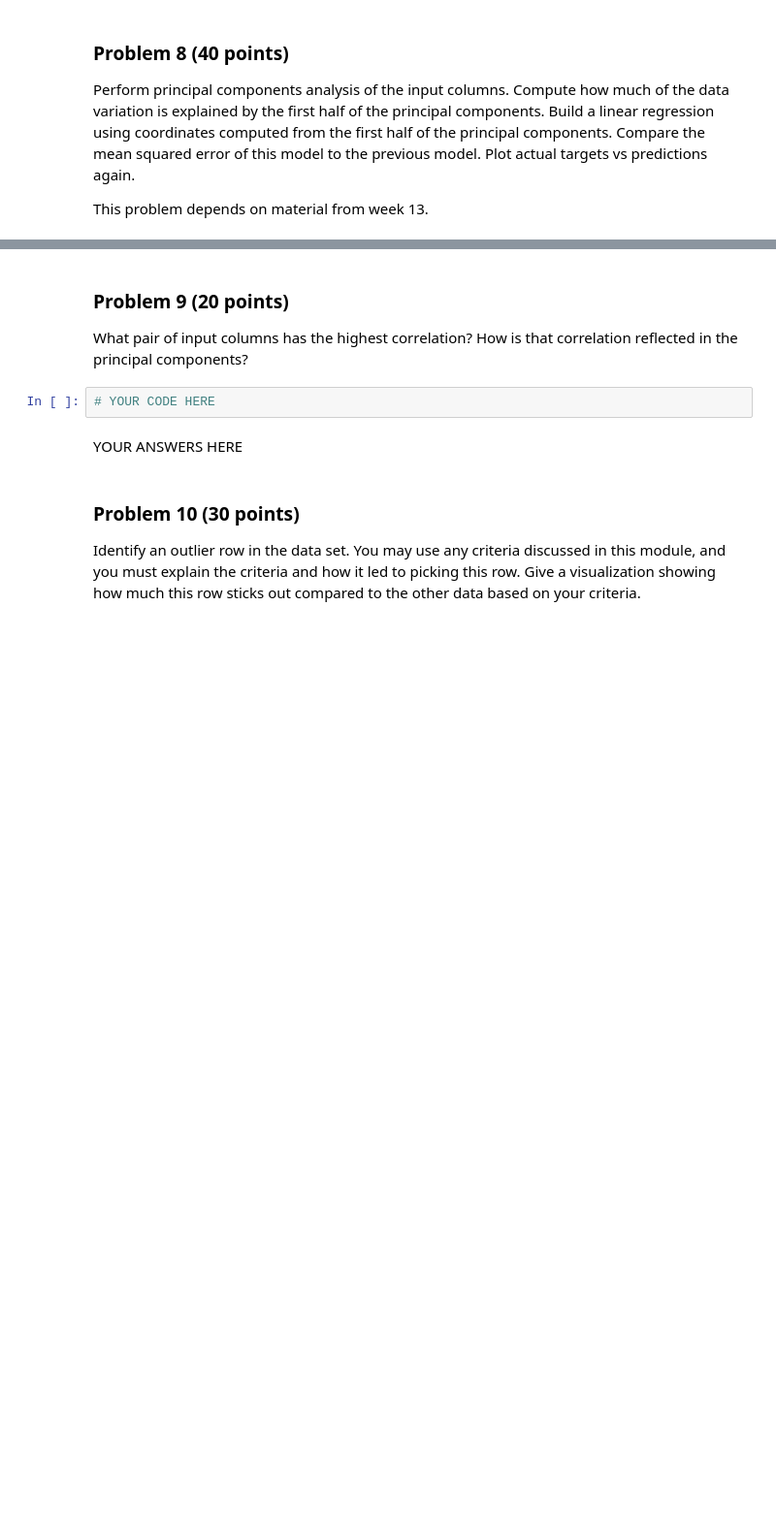
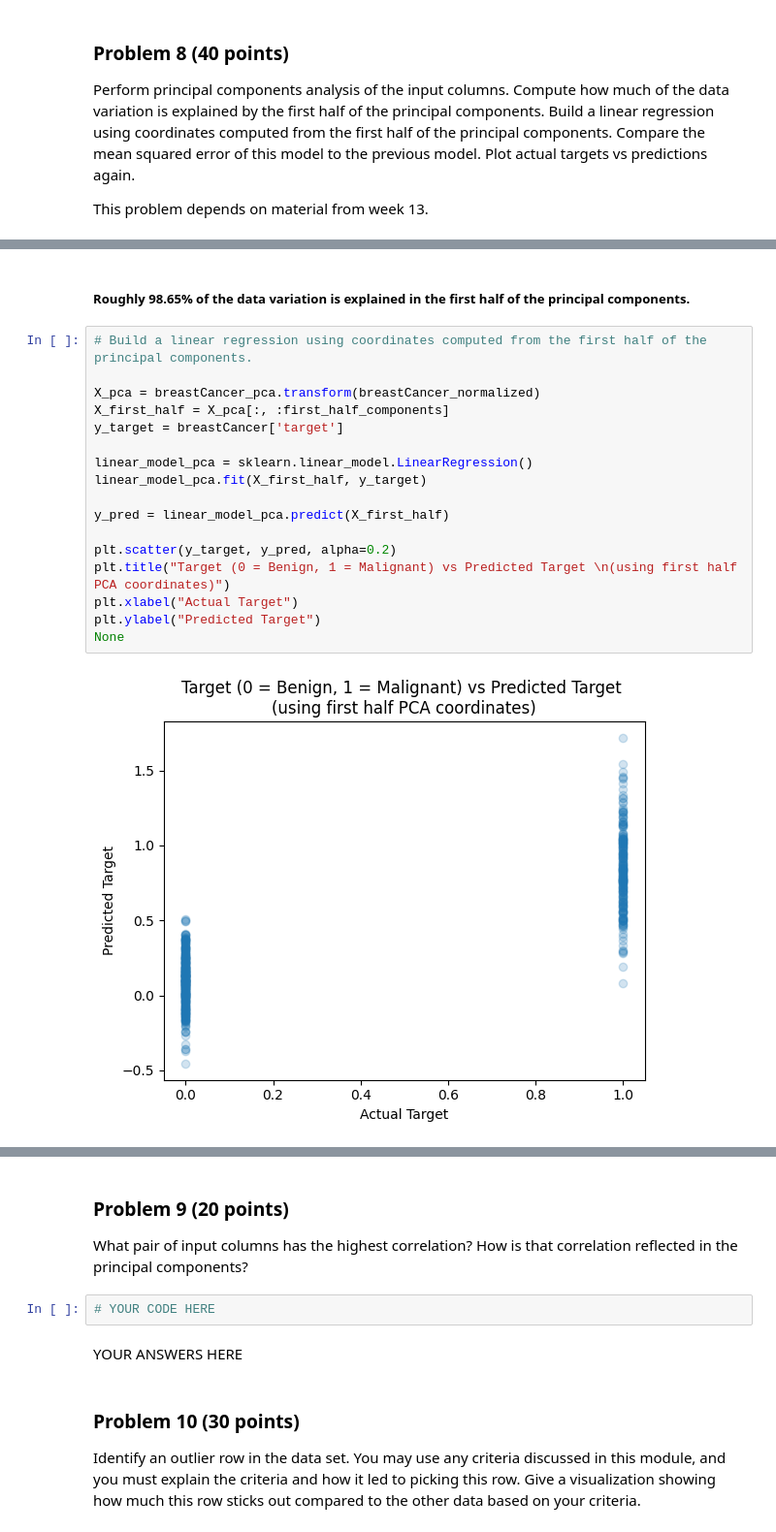
Before and after one commit to aidandig/dx601-final-project, a Jupyter notebook: project.ipynb, the cells around one changed output, grey strips where cells are left out. Shown at 97% size. Cells and saved outputs as stored; diff of their text form; blank space fills up the shorter version.

```diff
--- a/project.ipynb
+++ b/project.ipynb
@@ -587,0 +635,21 @@ YOUR ANSWERS HERE
+# %% [markdown]
+##### Roughly 98.65% of the data variation is explained in the first half of the principal components.
+# %%
+# Build a linear regression using coordinates computed from the first half of the principal components.
+
+X_pca = breastCancer_pca.transform(breastCancer_normalized)
+X_first_half = X_pca[:, :first_half_components]
+y_target = breastCancer['target']
+
+linear_model_pca = sklearn.linear_model.LinearRegression()
+linear_model_pca.fit(X_first_half, y_target)
+
+y_pred = linear_model_pca.predict(X_first_half)
+
+plt.scatter(y_target, y_pred, alpha=0.2)
+plt.title("Target (0 = Benign, 1 = Malignant) vs Predicted Target \n(using first half PCA coordinates)")
+plt.xlabel("Actual Target")
+plt.ylabel("Predicted Target")
+None
+# %% [output]
+[figure, added]
```
Also changed, not shown: parts of 8 cells of this notebook.
